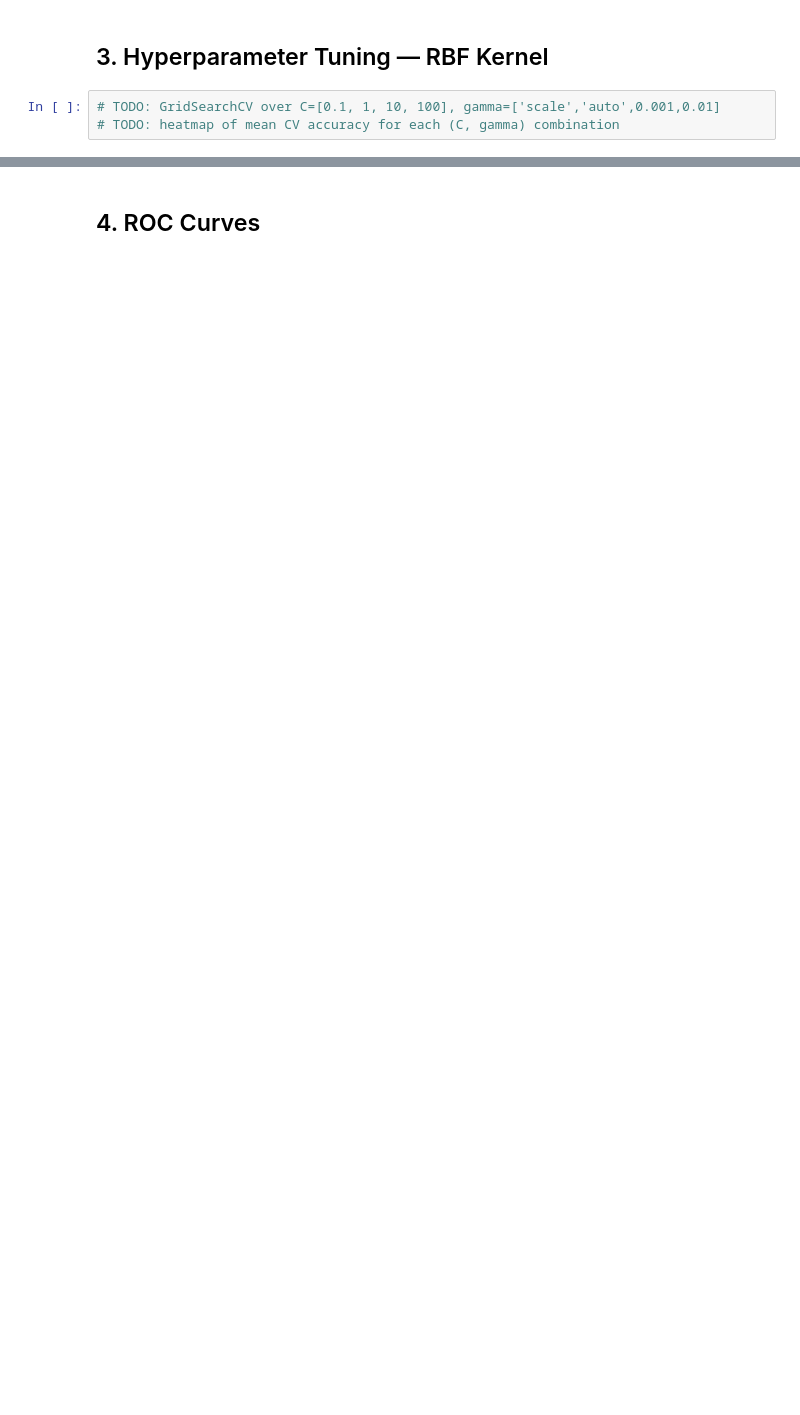
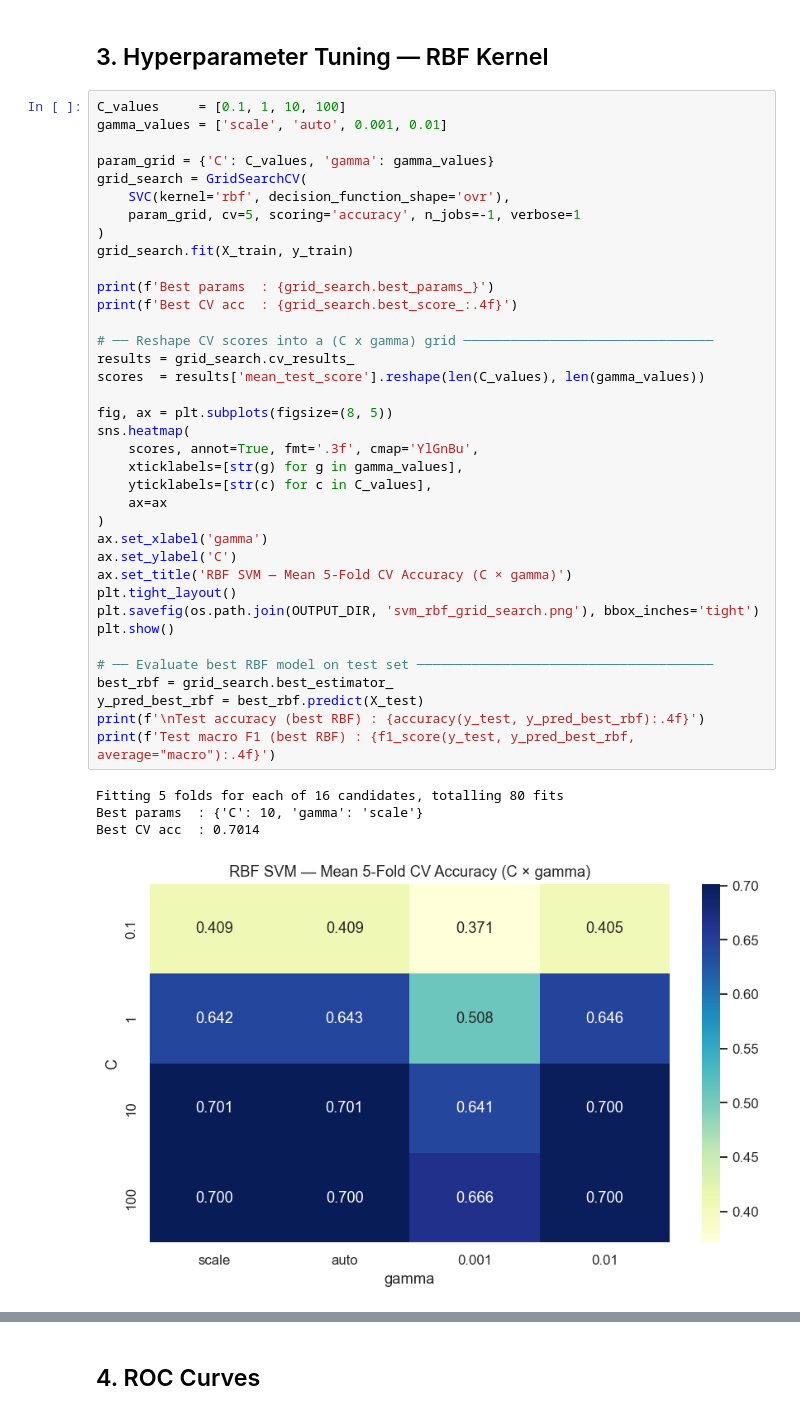
Before and after one commit to micahg1/Project_CSE432-532, a Jupyter notebook: SER_Project/notebooks/week8- svm.ipynb, the cells around one changed output, grey strips where cells are left out. Cells and saved outputs as stored; diff of their text form; blank space fills up the shorter version.

```diff
--- a/SER_Project/notebooks/week8- svm.ipynb
+++ b/SER_Project/notebooks/week8- svm.ipynb
@@ -38,5 +167,44 @@ from sklearn.metrics import RocCurveDisplay
 # %% [markdown]
 ## 3. Hyperparameter Tuning — RBF Kernel
-# %%
-# TODO: GridSearchCV over C=[0.1, 1, 10, 100], gamma=['scale','auto',0.001,0.01]
-# TODO: heatmap of mean CV accuracy for each (C, gamma) combination
+# %%
+C_values     = [0.1, 1, 10, 100]
+gamma_values = ['scale', 'auto', 0.001, 0.01]
+
+param_grid = {'C': C_values, 'gamma': gamma_values}
+grid_search = GridSearchCV(
+    SVC(kernel='rbf', decision_function_shape='ovr'),
+    param_grid, cv=5, scoring='accuracy', n_jobs=-1, verbose=1
+)
+grid_search.fit(X_train, y_train)
+
+print(f'Best params  : {grid_search.best_params_}')
+print(f'Best CV acc  : {grid_search.best_score_:.4f}')
+
+# ── Reshape CV scores into a (C x gamma) grid ────────────────────────────────
+results = grid_search.cv_results_
+scores  = results['mean_test_score'].reshape(len(C_values), len(gamma_values))
+
+fig, ax = plt.subplots(figsize=(8, 5))
+sns.heatmap(
+    scores, annot=True, fmt='.3f', cmap='YlGnBu',
+    xticklabels=[str(g) for g in gamma_values],
+    yticklabels=[str(c) for c in C_values],
+    ax=ax
+)
+ax.set_xlabel('gamma')
+ax.set_ylabel('C')
+ax.set_title('RBF SVM — Mean 5-Fold CV Accuracy (C × gamma)')
+plt.tight_layout()
+plt.savefig(os.path.join(OUTPUT_DIR, 'svm_rbf_grid_search.png'), bbox_inches='tight')
+plt.show()
+
+# ── Evaluate best RBF model on test set ──────────────────────────────────────
+best_rbf = grid_search.best_estimator_
+y_pred_best_rbf = best_rbf.predict(X_test)
+print(f'\nTest accuracy (best RBF) : {accuracy(y_test, y_pred_best_rbf):.4f}')
+print(f'Test macro F1 (best RBF) : {f1_score(y_test, y_pred_best_rbf, average="macro"):.4f}')
+# %% [output]
+Fitting 5 folds for each of 16 candidates, totalling 80 fits
+Best params  : {'C': 10, 'gamma': 'scale'}
+Best CV acc  : 0.7014
+[figure, added]
```
Also changed, not shown: parts of 9 cells of this notebook, 6 other files.
